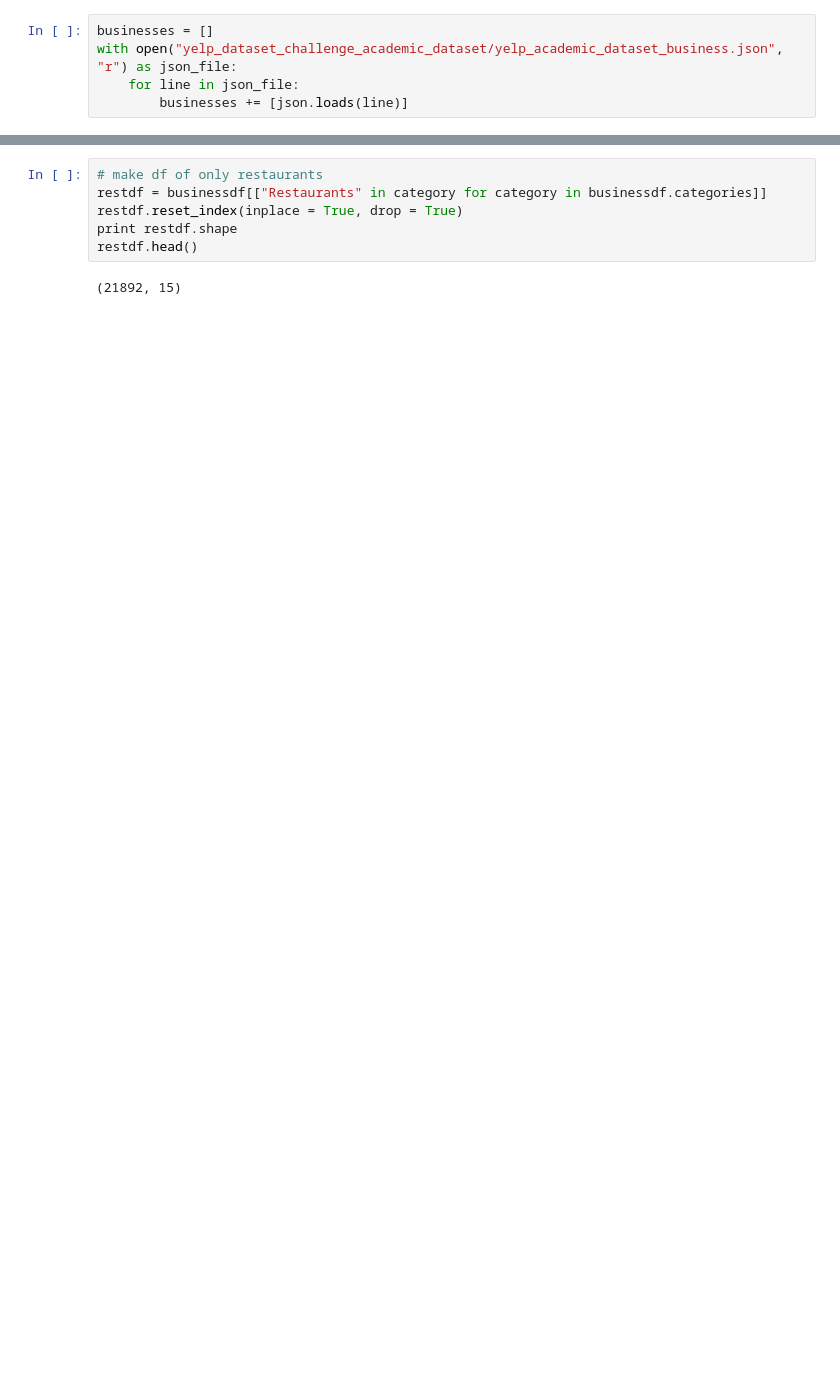
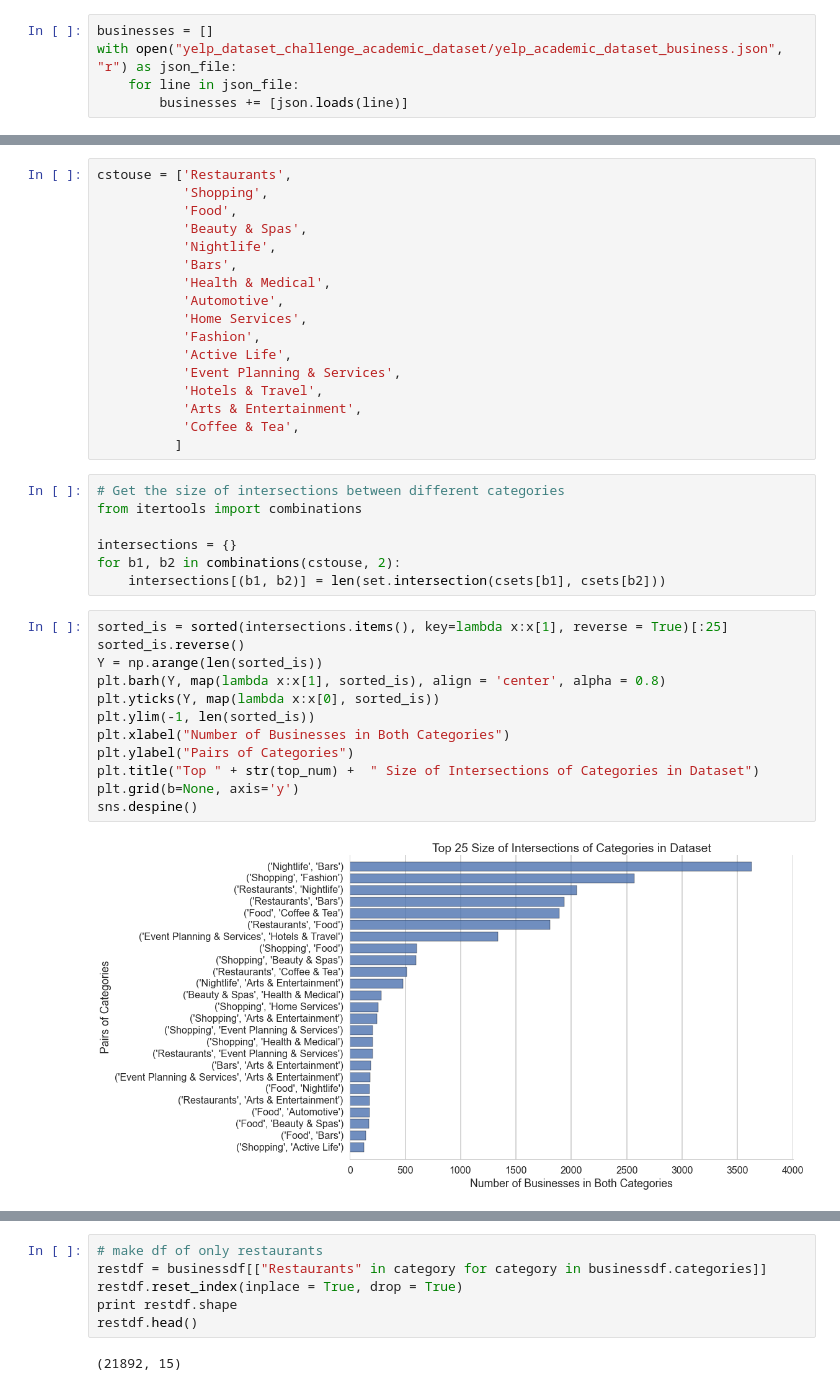
Before and after one commit to gcmerz/yelp_dataset_challenge, a Jupyter notebook: NearestRestaurants.ipynb, the cells around one changed output, grey strips where cells are left out. Cells and saved outputs as stored; diff of their text form; blank space fills up the shorter version.

```diff
--- a/NearestRestaurants.ipynb
+++ b/NearestRestaurants.ipynb
@@ -30,0 +68,38 @@ businessdf.head()
+# %%
+cstouse = ['Restaurants',
+           'Shopping',
+           'Food',
+           'Beauty & Spas',
+           'Nightlife',
+           'Bars',
+           'Health & Medical',
+           'Automotive',
+           'Home Services',
+           'Fashion',
+           'Active Life',
+           'Event Planning & Services',
+           'Hotels & Travel',
+           'Arts & Entertainment',
+           'Coffee & Tea',
+          ]
+# %%
+# Get the size of intersections between different categories
+from itertools import combinations
+
+intersections = {}
+for b1, b2 in combinations(cstouse, 2):
+    intersections[(b1, b2)] = len(set.intersection(csets[b1], csets[b2]))
+# %%
+sorted_is = sorted(intersections.items(), key=lambda x:x[1], reverse = True)[:25]
+sorted_is.reverse()
+Y = np.arange(len(sorted_is))
+plt.barh(Y, map(lambda x:x[1], sorted_is), align = 'center', alpha = 0.8)
+plt.yticks(Y, map(lambda x:x[0], sorted_is))
+plt.ylim(-1, len(sorted_is))
+plt.xlabel("Number of Businesses in Both Categories")
+plt.ylabel("Pairs of Categories")
+plt.title("Top " + str(top_num) +  " Size of Intersections of Categories in Dataset")
+plt.grid(b=None, axis='y')
+sns.despine()
+# %% [output]
+[figure, added]
```
Also changed, not shown: parts of 7 cells of this notebook.
